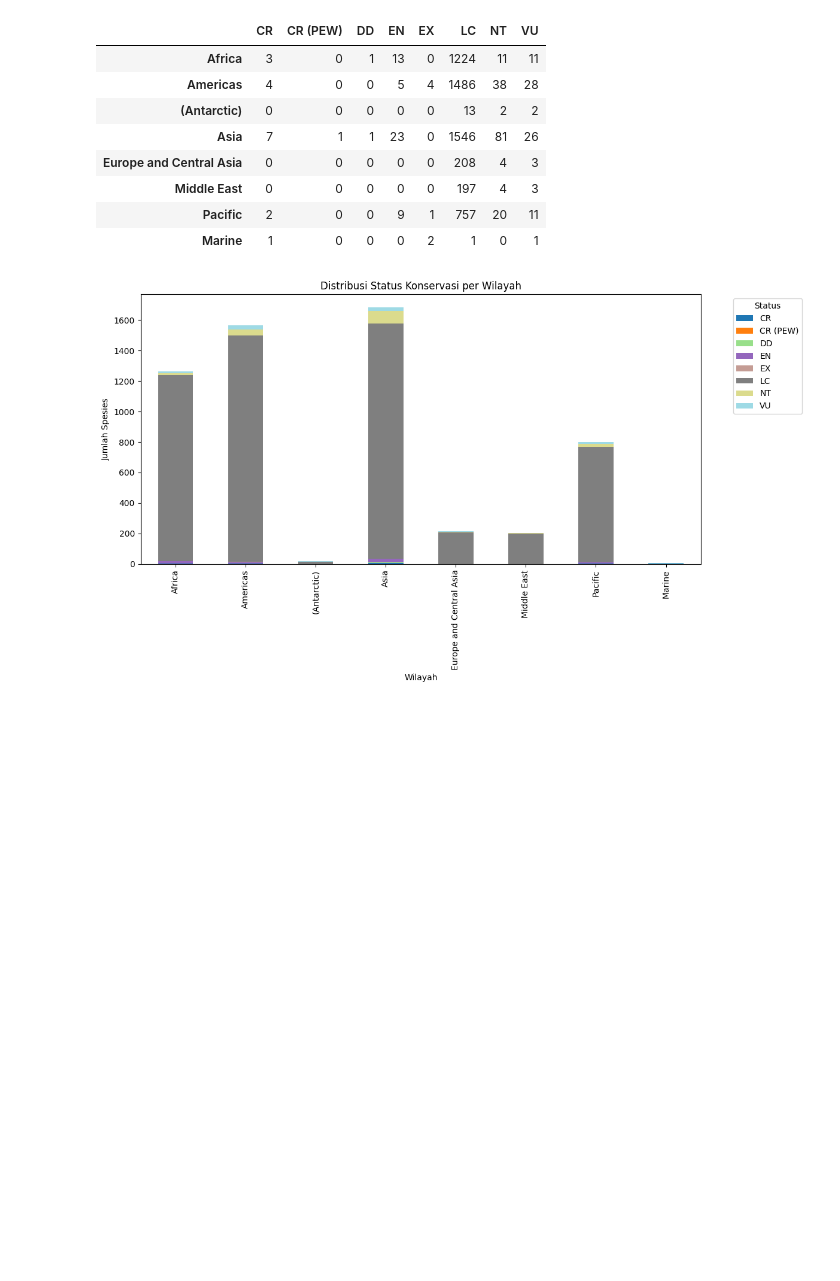
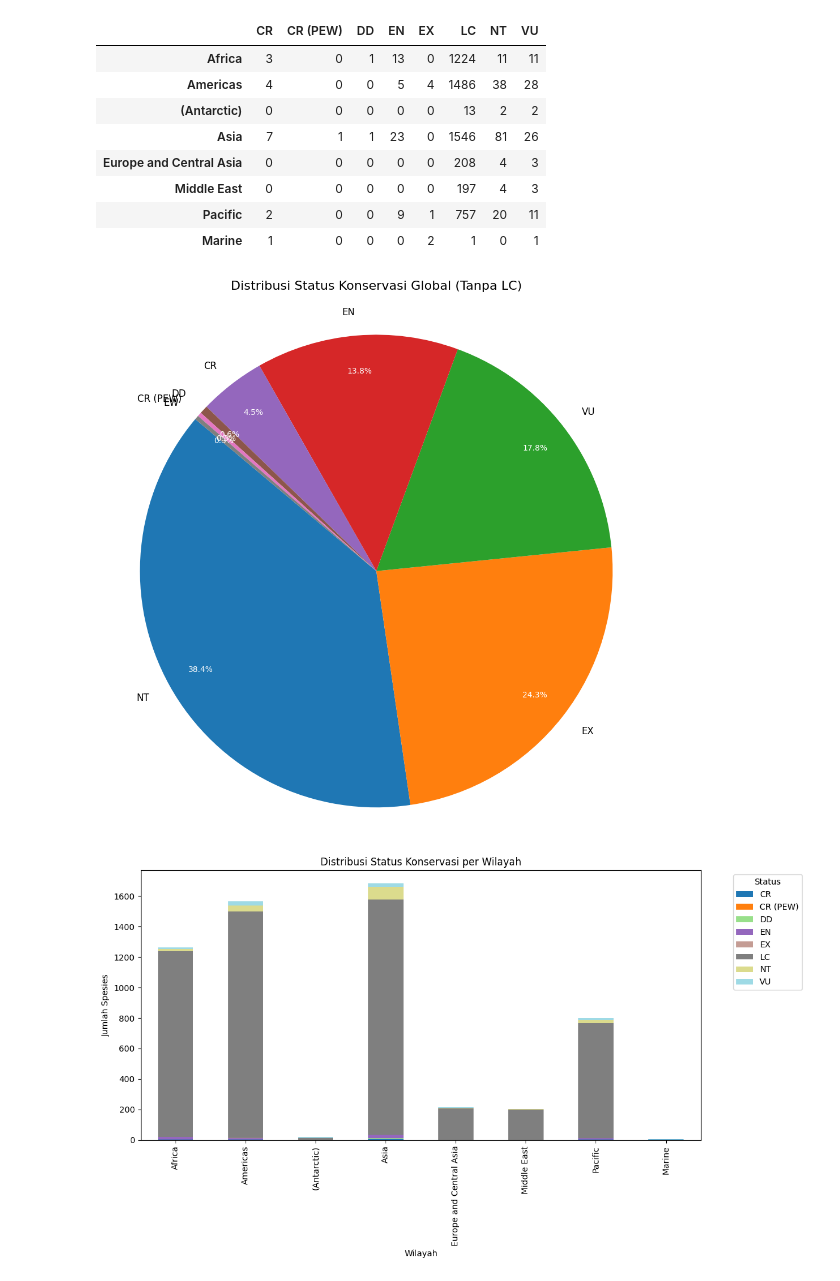
Before and after one commit to MreffyH/KDS_RAG, a Jupyter notebook: src/birdSpecies_status_prediction.ipynb, the cells around one changed output. Drawn from its saved outputs; the diff is of its cells as text; code cells hidden in the pictures; blank space fills up the shorter version.

Commit message:
Adding New Pie Chart
Fixing the old chart, combining all the condition of all region into one

```diff
--- a/src/birdSpecies_status_prediction.ipynb
+++ b/src/birdSpecies_status_prediction.ipynb
@@ -113,6 +146,41 @@ conservation_df.head(10)
 | Middle East | 0 | 0 | 0 | 0 | 0 | 197 | 4 | 3 |
 | Pacific | 2 | 0 | 0 | 9 | 1 | 757 | 20 | 11 |
 | Marine | 1 | 0 | 0 | 0 | 2 | 1 | 0 | 1 |
+# %%
+iucn_col = '2024.2 IUCN Red List category'
+valid_df = df[df[iucn_col].notna()].copy()
+
+category_counts = valid_df[iucn_col].value_counts()
+category_counts = category_counts.drop('LC', errors='ignore')
+# %%
+plt.figure(figsize=(10, 10))
+patches, texts, autotexts = plt.pie(
+    category_counts,
+    labels=category_counts.index,
+    autopct='%1.1f%%',
+    startangle=140,
+    pctdistance=0.85,
+    labeldistance=1.1
+)
+
+for text in texts:
+    text.set_fontsize(12)
+for autotext in autotexts:
+    autotext.set_fontsize(10)
+    autotext.set_color('white')
+
+plt.title(
+    'Distribusi Status Konservasi Global (Tanpa LC)',
+    fontsize=16,
+    pad=30
+)
+
+plt.axis('equal')
+plt.tight_layout()
+plt.savefig('iucn_pie_chart_besar_rapi.png', bbox_inches='tight')
+plt.show()
+# %% [output]
+[figure, added]
 # %%
 conservation_df.plot(kind='bar', stacked=True, figsize=(12,7), colormap='tab20')
 plt.title('Distribusi Status Konservasi per Wilayah')
```
Also changed, not shown: parts of 2 cells of this notebook, 4 other files.
